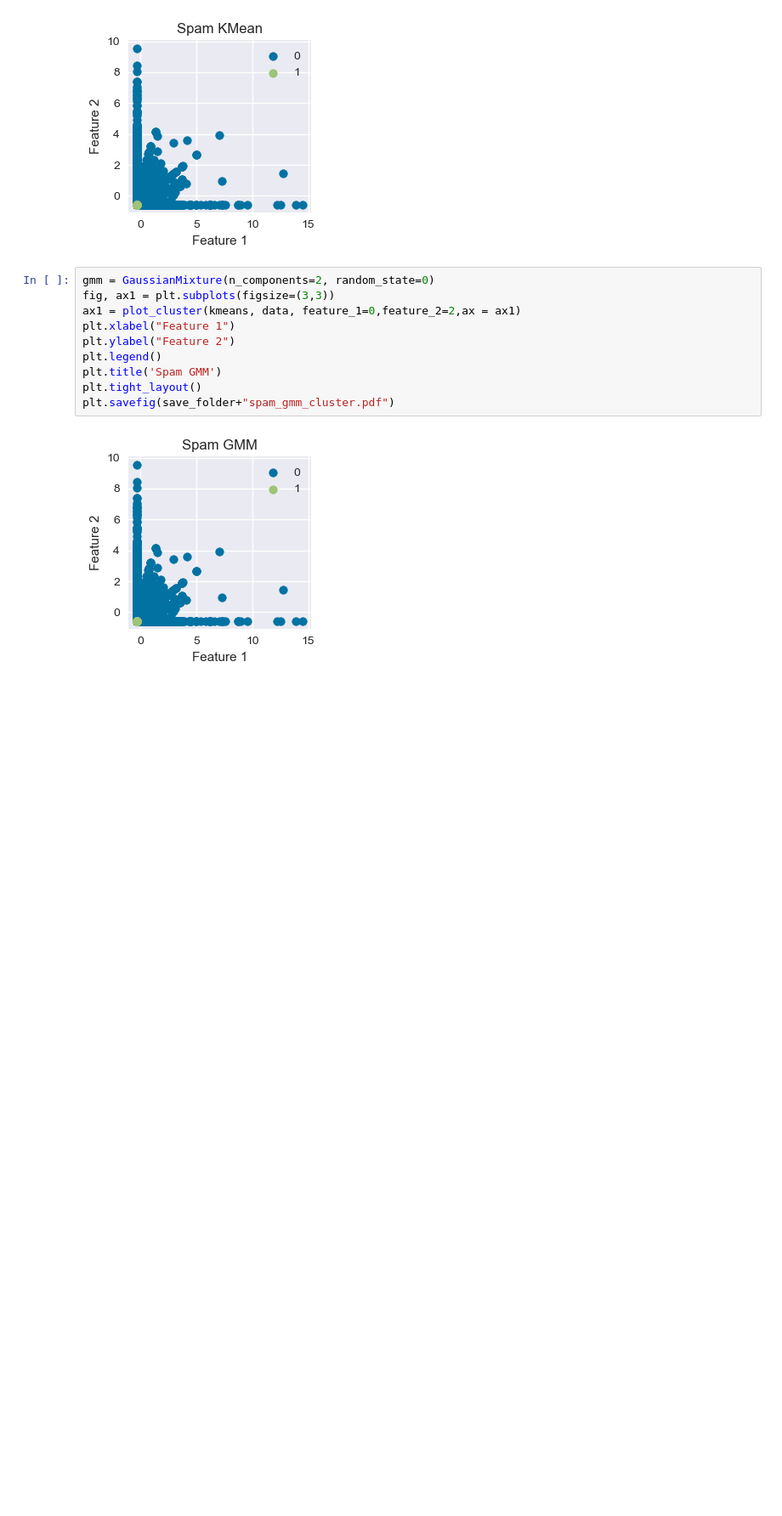
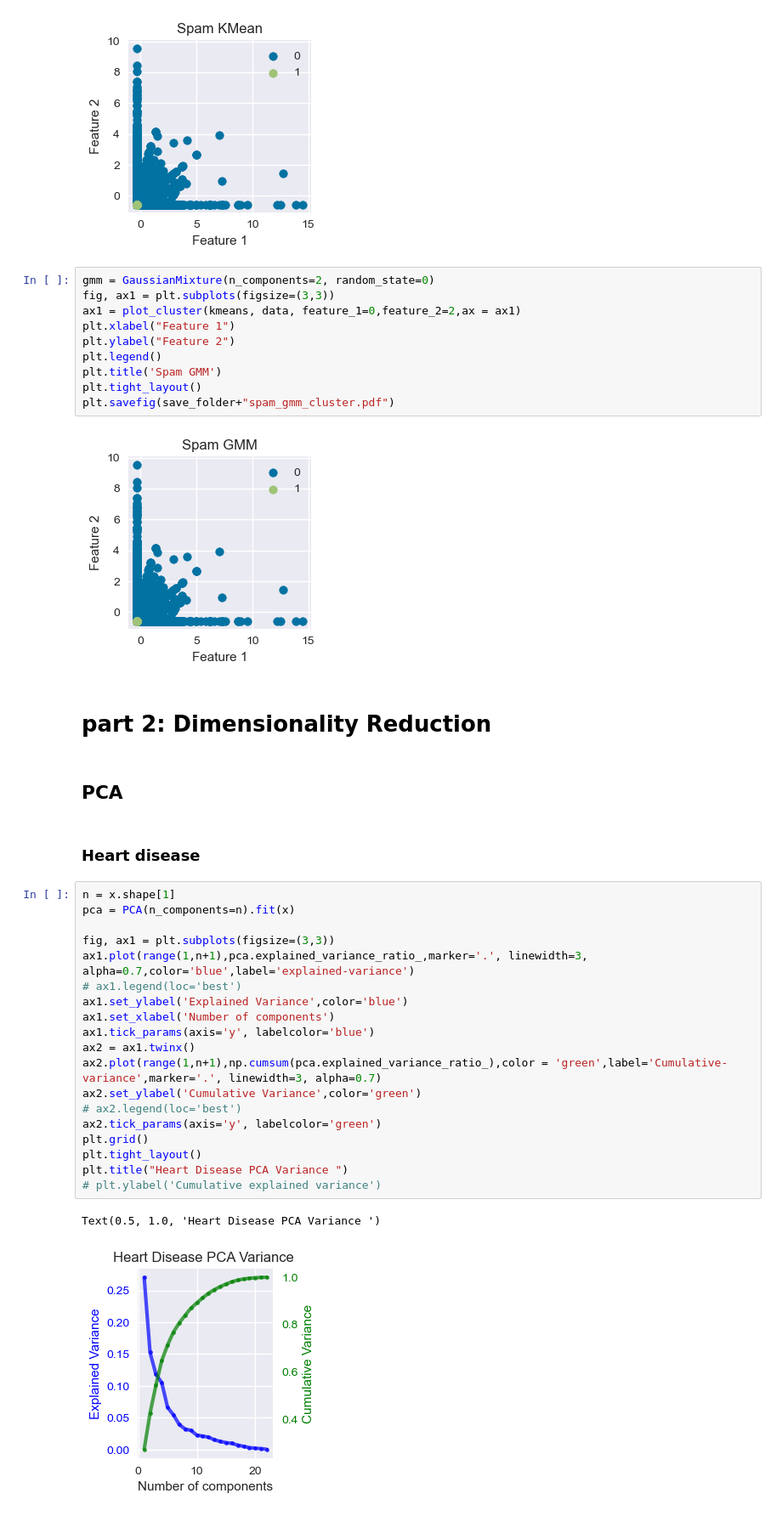
Before and after one commit to Alijafr/ML, a Jupyter notebook: assignment 3/code/Assignment 3.ipynb, the cells around one changed output. Shown at 85% size. Saved outputs shown, nothing was run; the diff lists cells and outputs as text; blank space fills up the shorter version.

```diff
--- a/assignment 3/code/Assignment 3.ipynb
+++ b/assignment 3/code/Assignment 3.ipynb
@@ -557,3 +573,31 @@ plt.tight_layout()
 plt.savefig(save_folder+"spam_gmm_cluster.pdf")
 # %% [output]
 [figure]
+# %% [markdown]
+# part 2: Dimensionality Reduction
+# %% [markdown]
+## PCA
+# %% [markdown]
+### Heart disease
+# %%
+n = x.shape[1]
+pca = PCA(n_components=n).fit(x)
+
+fig, ax1 = plt.subplots(figsize=(3,3))
+ax1.plot(range(1,n+1),pca.explained_variance_ratio_,marker='.', linewidth=3, alpha=0.7,color='blue',label='explained-variance')
+# ax1.legend(loc='best')
+ax1.set_ylabel('Explained Variance',color='blue')
+ax1.set_xlabel('Number of components')
+ax1.tick_params(axis='y', labelcolor='blue')
+ax2 = ax1.twinx()
+ax2.plot(range(1,n+1),np.cumsum(pca.explained_variance_ratio_),color = 'green',label='Cumulative-variance',marker='.', linewidth=3, alpha=0.7)
+ax2.set_ylabel('Cumulative Variance',color='green')
+# ax2.legend(loc='best')
+ax2.tick_params(axis='y', labelcolor='green')
+plt.grid()
+plt.tight_layout()
+plt.title("Heart Disease PCA Variance ")
+# plt.ylabel('Cumulative explained variance')
+# %% [output]
+Text(0.5, 1.0, 'Heart Disease PCA Variance ')
+[figure, added]
```
Also changed, not shown: parts of 27 cells of this notebook, 10 other files.
